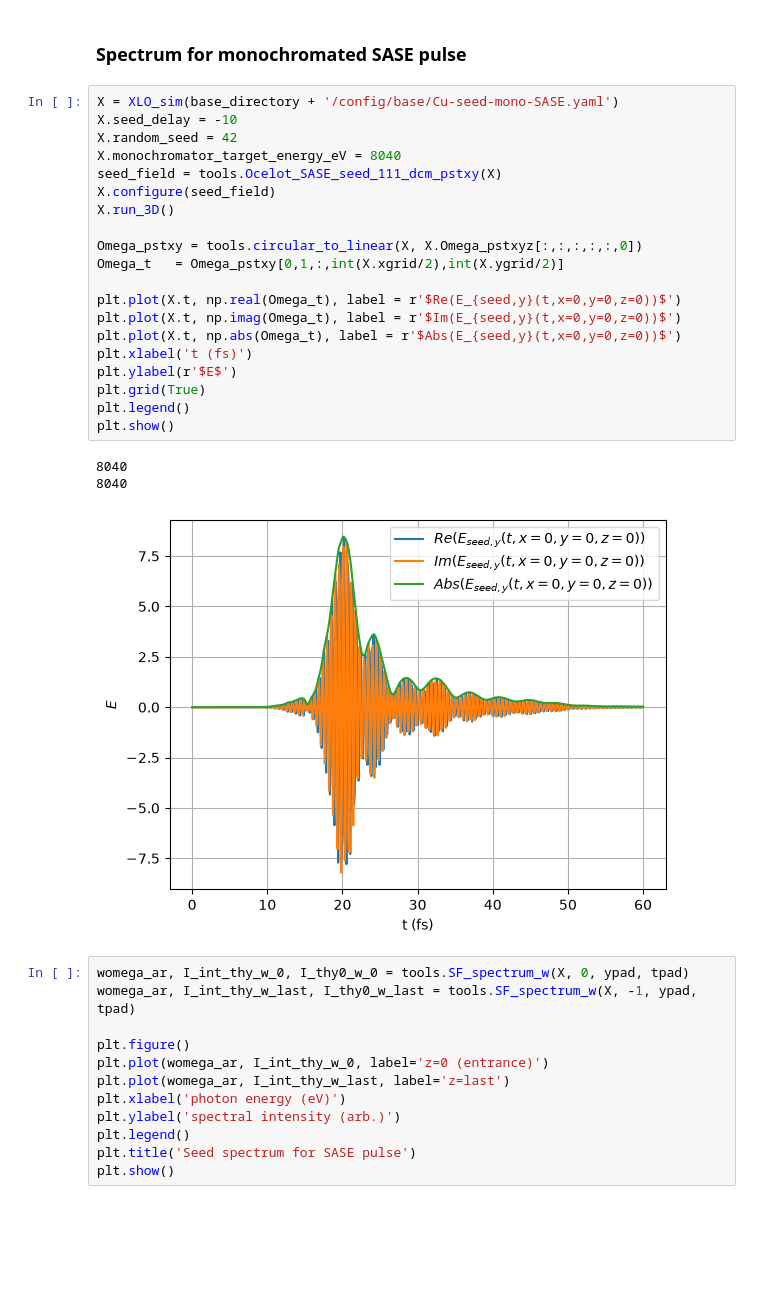
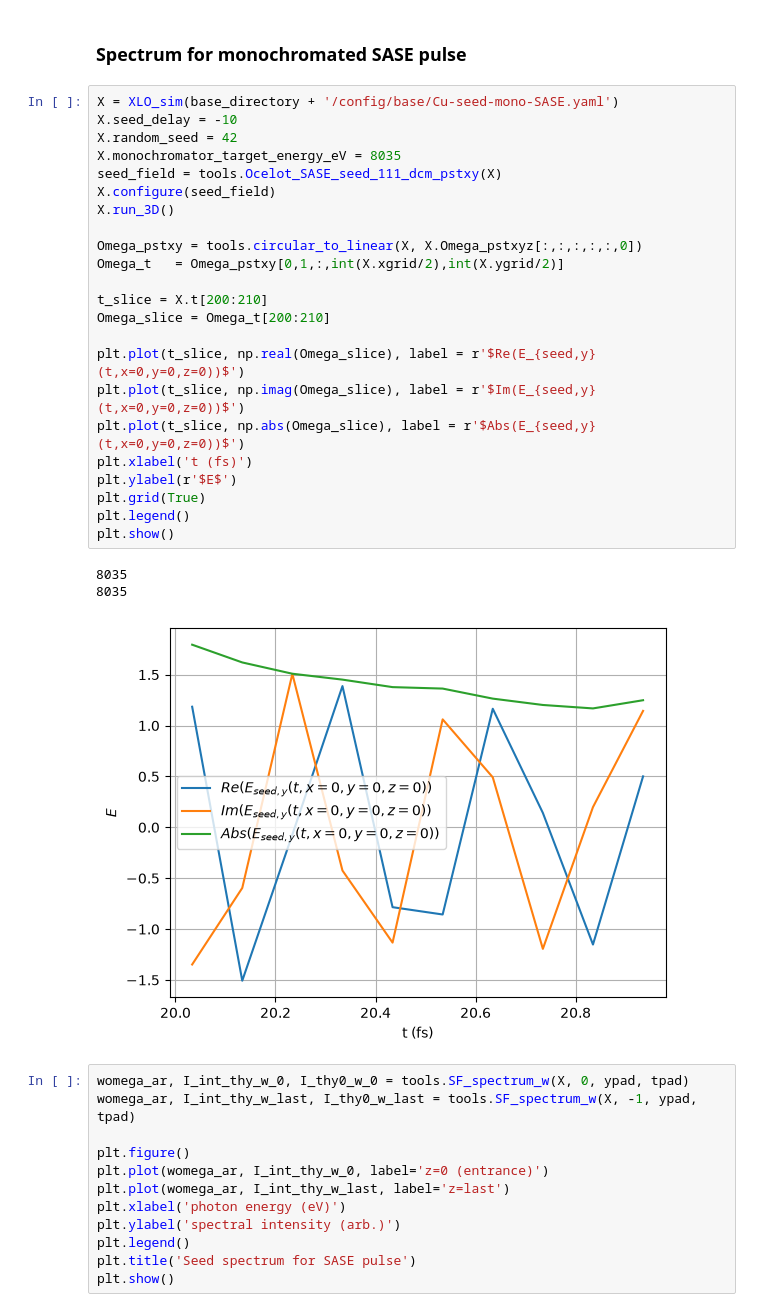
Before and after one commit to P4GAN/Cu-RSA-XFEL-Simulation, a Jupyter notebook: notebooks/monochromator.ipynb, the cells around one changed output. Saved outputs shown, nothing was run; the diff lists cells and outputs as text; blank space fills up the shorter version.

```diff
--- a/notebooks/monochromator.ipynb
+++ b/notebooks/monochromator.ipynb
@@ -68,27 +117,30 @@ plt.show()
 # %%
 X = XLO_sim(base_directory + '/config/base/Cu-seed-mono-SASE.yaml')
 X.seed_delay = -10
 X.random_seed = 42
-X.monochromator_target_energy_eV = 8040
+X.monochromator_target_energy_eV = 8035
 seed_field = tools.Ocelot_SASE_seed_111_dcm_pstxy(X)
 X.configure(seed_field)
 X.run_3D()
 
 Omega_pstxy = tools.circular_to_linear(X, X.Omega_pstxyz[:,:,:,:,:,0])
 Omega_t   = Omega_pstxy[0,1,:,int(X.xgrid/2),int(X.ygrid/2)]
 
-plt.plot(X.t, np.real(Omega_t), label = r'$Re(E_{seed,y}(t,x=0,y=0,z=0))$')
-plt.plot(X.t, np.imag(Omega_t), label = r'$Im(E_{seed,y}(t,x=0,y=0,z=0))$')
-plt.plot(X.t, np.abs(Omega_t), label = r'$Abs(E_{seed,y}(t,x=0,y=0,z=0))$')
+t_slice = X.t[200:210]
+Omega_slice = Omega_t[200:210]
+
+plt.plot(t_slice, np.real(Omega_slice), label = r'$Re(E_{seed,y}(t,x=0,y=0,z=0))$')
+plt.plot(t_slice, np.imag(Omega_slice), label = r'$Im(E_{seed,y}(t,x=0,y=0,z=0))$')
+plt.plot(t_slice, np.abs(Omega_slice), label = r'$Abs(E_{seed,y}(t,x=0,y=0,z=0))$')
 plt.xlabel('t (fs)')
 plt.ylabel(r'$E$')
 plt.grid(True)
 plt.legend()
 plt.show()
 # %% [output]
-8040
-8040
+8035
+8035
-[figure, old version]
+[figure, new version]
 # %%
 womega_ar, I_int_thy_w_0, I_thy0_w_0 = tools.SF_spectrum_w(X, 0, ypad, tpad)
 womega_ar, I_int_thy_w_last, I_thy0_w_last = tools.SF_spectrum_w(X, -1, ypad, tpad)
```
Also changed, not shown: parts of 7 cells of this notebook, 15 other files.
